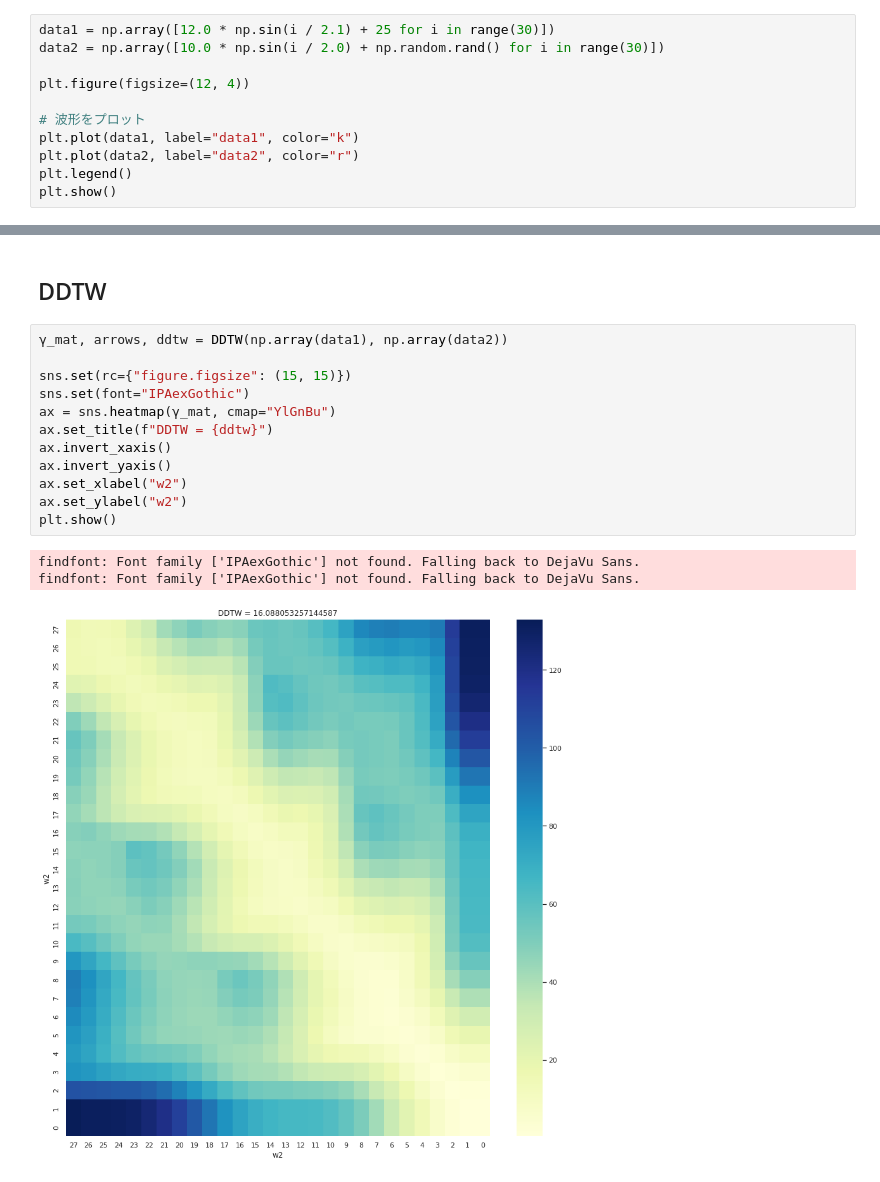
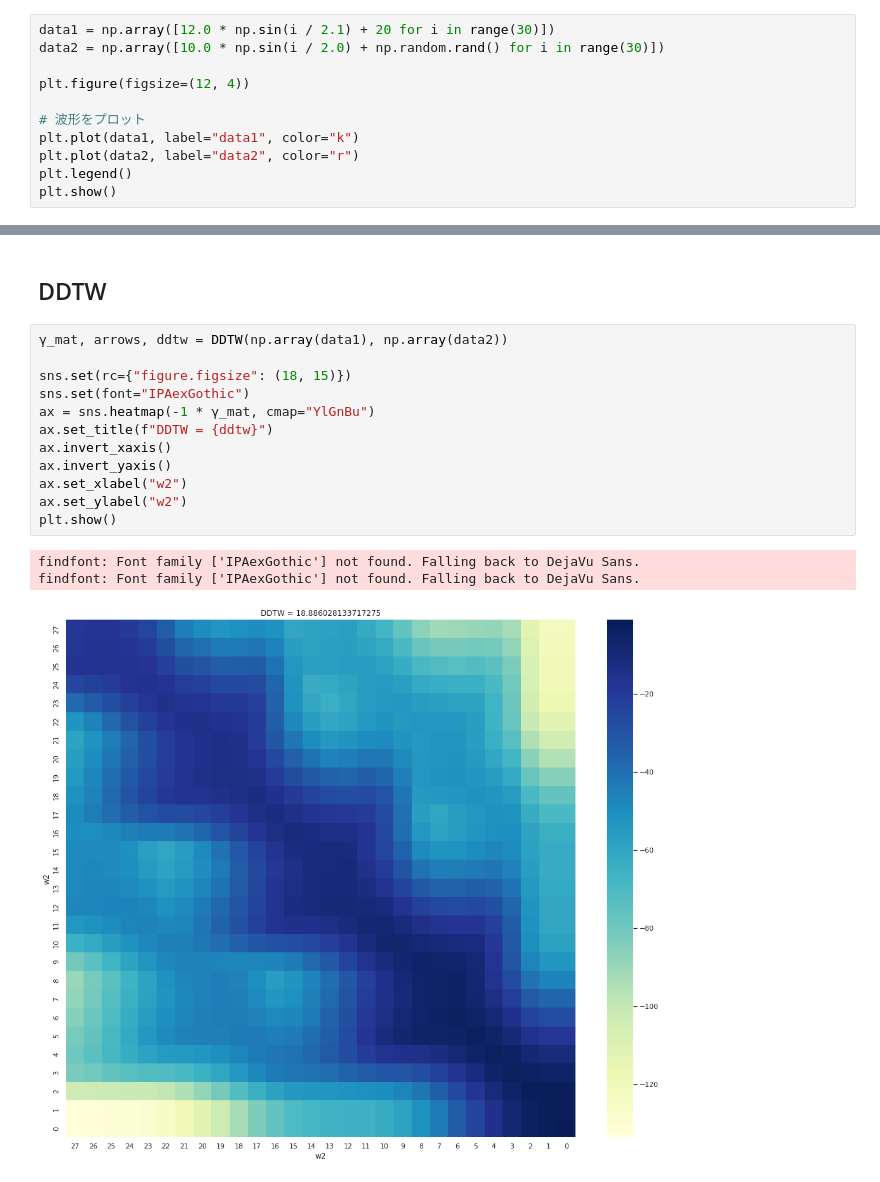
Before and after one commit to k-datamining/dm-ts, a Jupyter notebook: dm-ts/ts/shape/002_DTWvsDDTW.ipynb, the cells around one changed output, grey strips where cells are left out. Drawn from its saved outputs; the diff is of its cells as text.

```diff
--- a/dm-ts/ts/shape/002_DTWvsDDTW.ipynb
+++ b/dm-ts/ts/shape/002_DTWvsDDTW.ipynb
@@ -11,7 +11,7 @@ from utils import DDTW
 # %% [markdown]
 ## 実験に使用する二つの波形をプロット
 # %%
-data1 = np.array([12.0 * np.sin(i / 2.1) + 25 for i in range(30)])
+data1 = np.array([12.0 * np.sin(i / 2.1) + 20 for i in range(30)])
 data2 = np.array([10.0 * np.sin(i / 2.0) + np.random.rand() for i in range(30)])
 
 plt.figure(figsize=(12, 4))
@@ -42,16 +42,16 @@ dtwvis.plot_warpingpaths(data1, data2, paths, best_path)
 # %%
 γ_mat, arrows, ddtw = DDTW(np.array(data1), np.array(data2))
 
-sns.set(rc={"figure.figsize": (15, 15)})
+sns.set(rc={"figure.figsize": (18, 15)})
 sns.set(font="IPAexGothic")
-ax = sns.heatmap(γ_mat, cmap="YlGnBu")
+ax = sns.heatmap(-1 * γ_mat, cmap="YlGnBu")
 ax.set_title(f"DDTW = {ddtw}")
 ax.invert_xaxis()
 ax.invert_yaxis()
 ax.set_xlabel("w2")
 ax.set_ylabel("w2")
 plt.show()
 # %% [output]
 findfont: Font family ['IPAexGothic'] not found. Falling back to DejaVu Sans.
 findfont: Font family ['IPAexGothic'] not found. Falling back to DejaVu Sans.
-[figure, old version]
+[figure, new version]
```
Also changed, not shown: parts of 2 cells of this notebook, 1 other file.
